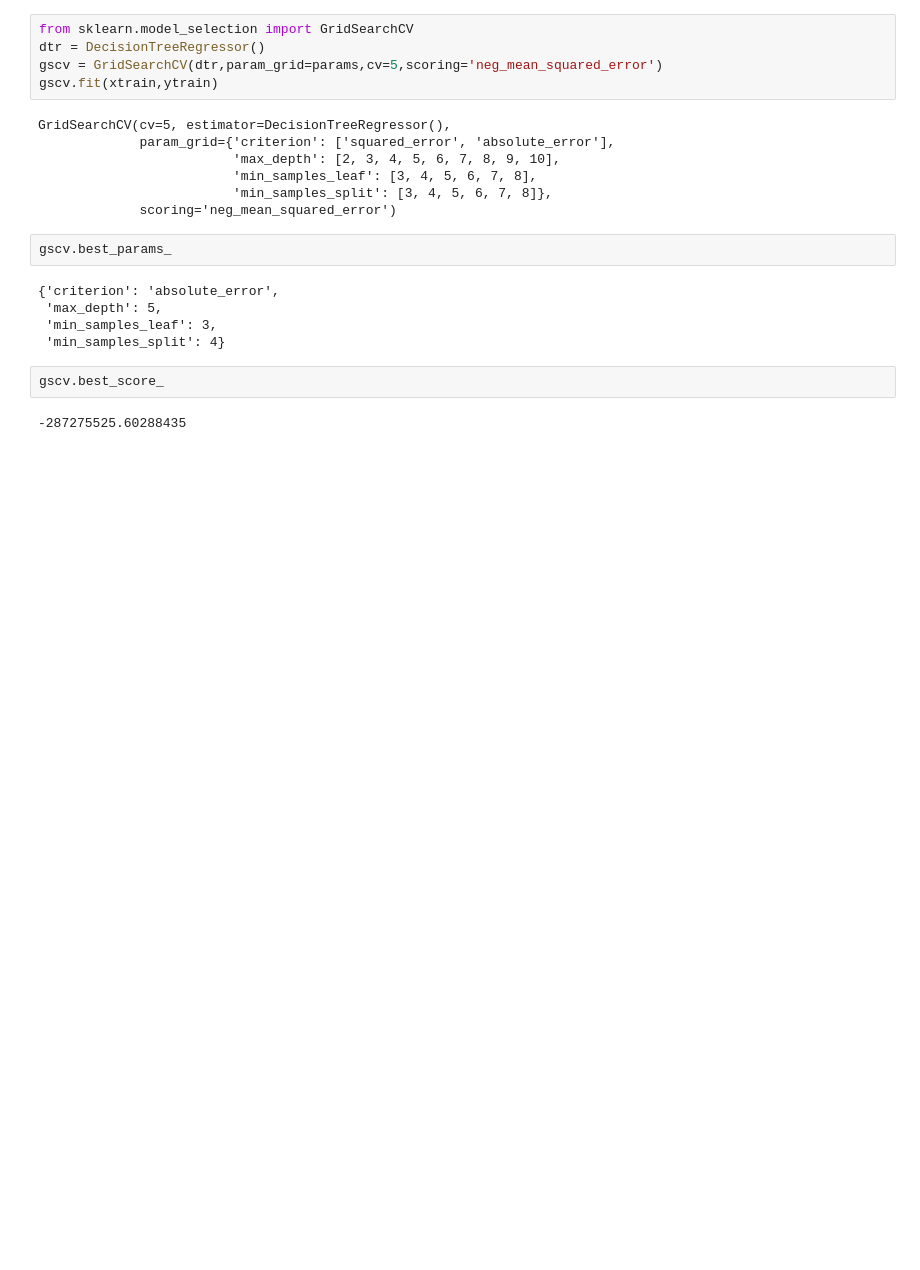
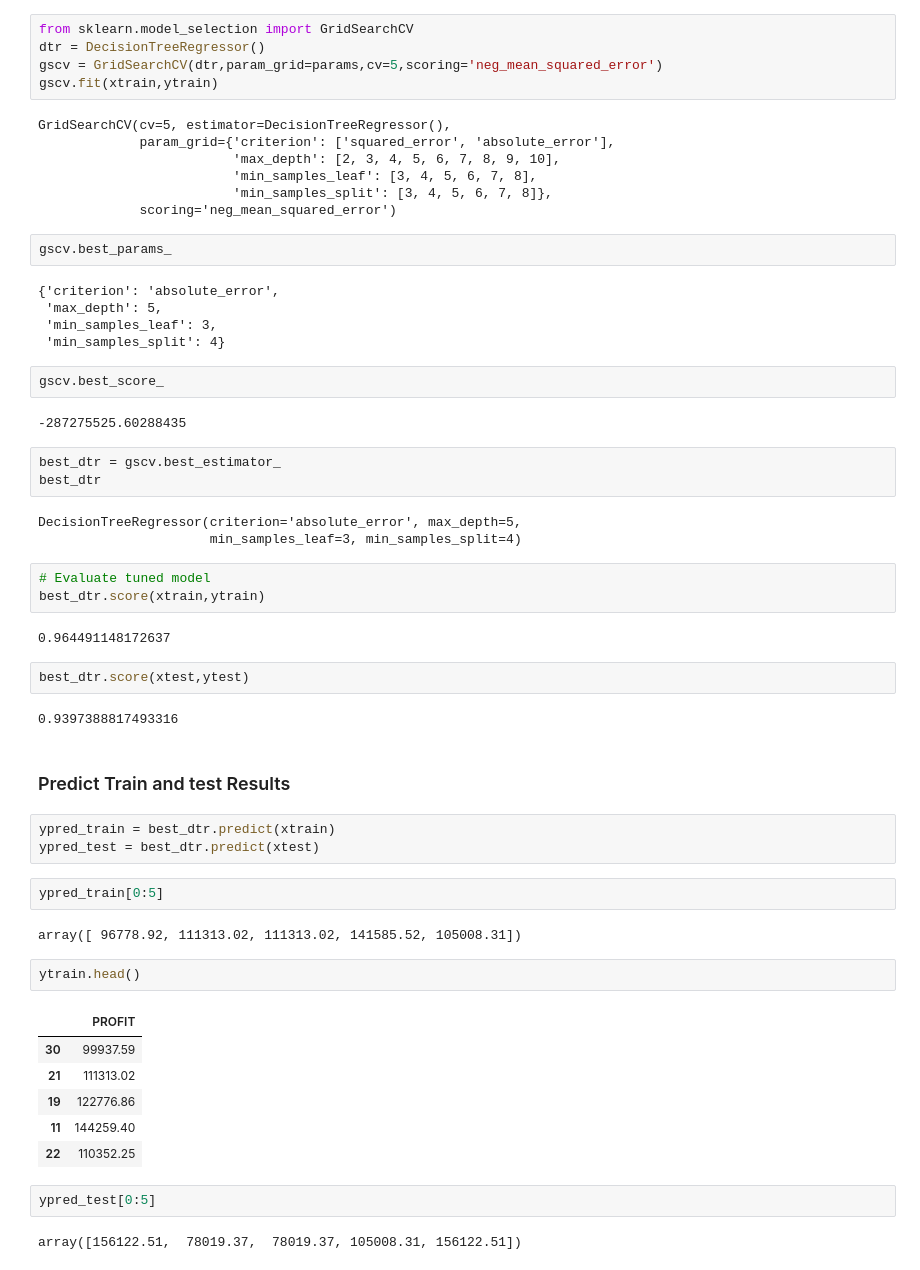
Before and after one commit to pradhumnshinde/Machine-learning-01, a Jupyter notebook: Decision_Tree_Regression/DTR.ipynb, the cells around one changed output. Saved outputs shown, nothing was run; the diff lists cells and outputs as text; blank space fills up the shorter version.

```diff
--- a/Decision_Tree_Regression/DTR.ipynb
+++ b/Decision_Tree_Regression/DTR.ipynb
@@ -230,3 +230,40 @@ gscv.best_params_
 gscv.best_score_
 # %% [output]
 -287275525.60288435
+# %%
+best_dtr = gscv.best_estimator_
+best_dtr
+# %% [output]
+DecisionTreeRegressor(criterion='absolute_error', max_depth=5,
+                      min_samples_leaf=3, min_samples_split=4)
+# %%
+# Evaluate tuned model
+best_dtr.score(xtrain,ytrain)
+# %% [output]
+0.964491148172637
+# %%
+best_dtr.score(xtest,ytest)
+# %% [output]
+0.9397388817493316
+# %% [markdown]
+### Predict Train and test Results
+# %%
+ypred_train = best_dtr.predict(xtrain)
+ypred_test = best_dtr.predict(xtest)
+# %%
+ypred_train[0:5]
+# %% [output]
+array([ 96778.92, 111313.02, 111313.02, 141585.52, 105008.31])
+# %%
+ytrain.head()
+# %% [output]
+|  | PROFIT |
+| 30 | 99937.59 |
+| 21 | 111313.02 |
+| 19 | 122776.86 |
+| 11 | 144259.40 |
+| 22 | 110352.25 |
+# %%
+ypred_test[0:5]
+# %% [output]
+array([156122.51,  78019.37,  78019.37, 105008.31, 156122.51])
```
Also changed, not shown: parts of 10 cells of this notebook.
